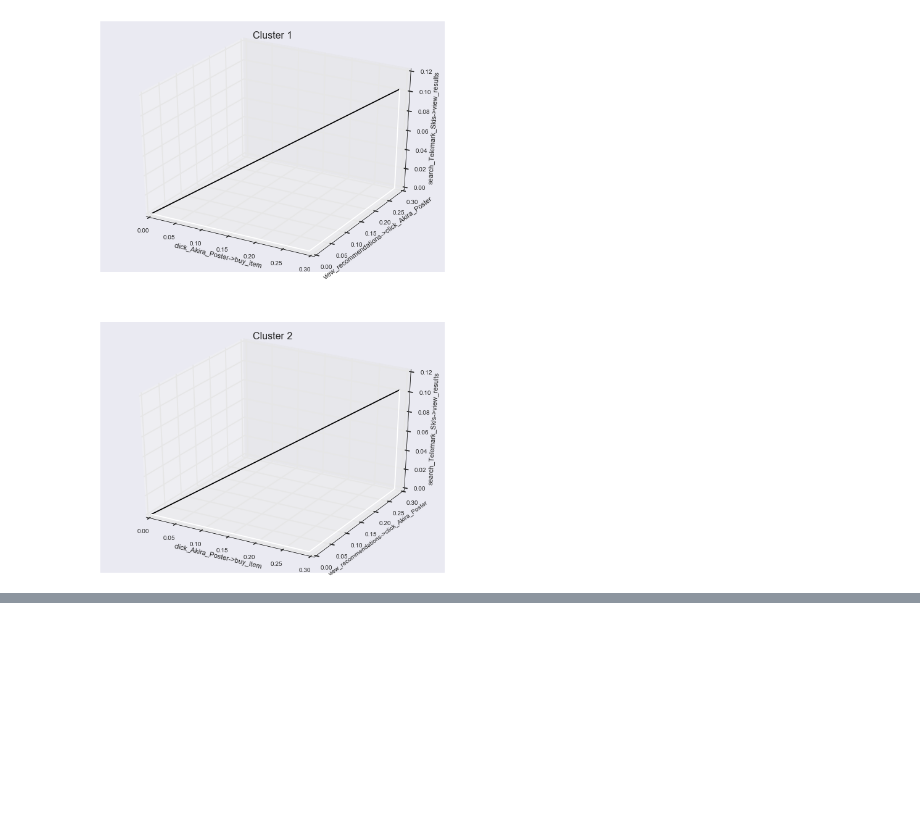
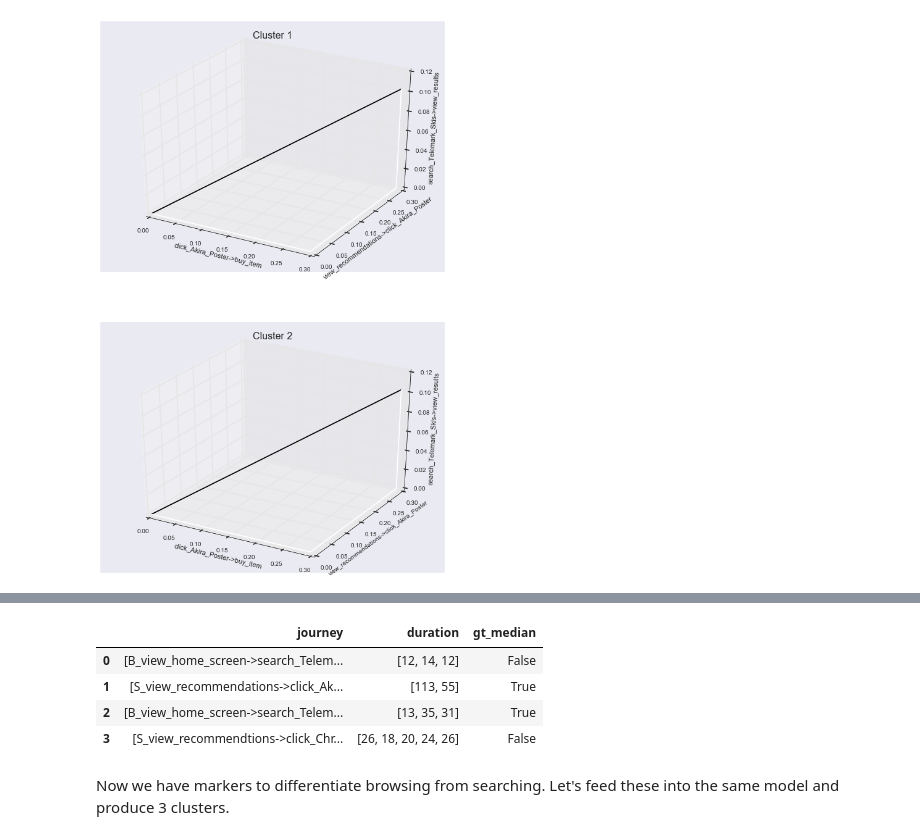
Before and after one commit to trentwoodbury/LDA_with_time_demo, a Jupyter notebook: LDA_with_time.ipynb, the cells around one changed output, grey strips where cells are left out. Cells and saved outputs as stored; diff of their text form; code cells hidden in the pictures; blank space fills up the shorter version.

```diff
--- a/LDA_with_time.ipynb
+++ b/LDA_with_time.ipynb
@@ -232,0 +235,17 @@ bx.set_zlabel(cluster_2_names[2], size = 11)
+# %%
+for row in range(data_df.shape[0]):
+    for idx, duration in enumerate(data_df.loc[row, 'duration']):
+        if duration > 24:
+            data_df.loc[row, 'journey'][idx] = 'S_' + data_df.loc[row, 'journey'][idx]
+        else:
+            data_df.loc[row, 'journey'][idx] = 'B_' + data_df.loc[row, 'journey'][idx]
+
+data_df
+# %% [output]
+|  | journey | duration | gt_median |
+| 0 | [B_view_home_screen->search_Telem... | [12, 14, 12] | False |
+| 1 | [S_view_recommendations->click_Ak... | [113, 55] | True |
+| 2 | [B_view_home_screen->search_Telem... | [13, 35, 31] | True |
+| 3 | [S_view_recommendtions->click_Chr... | [26, 18, 20, 24, 26] | False |
+# %% [markdown]
+Now we have markers to differentiate browsing from searching. Let's feed these into the same model and produce 3 clusters.
```
Also changed, not shown: parts of 6 cells of this notebook.
